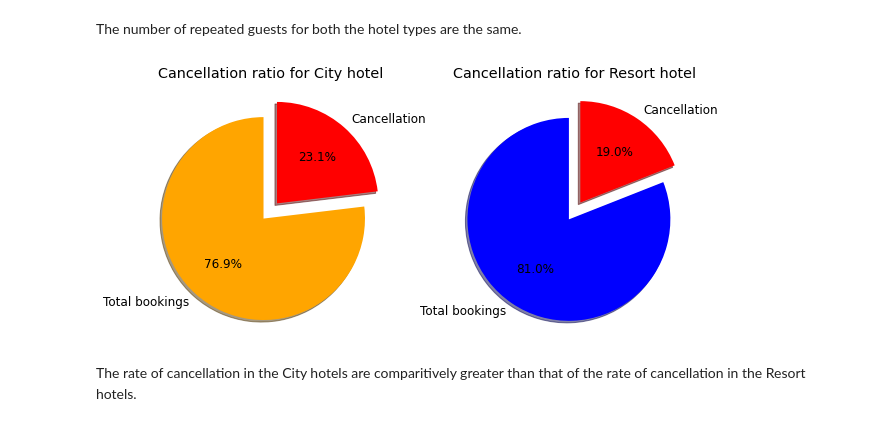
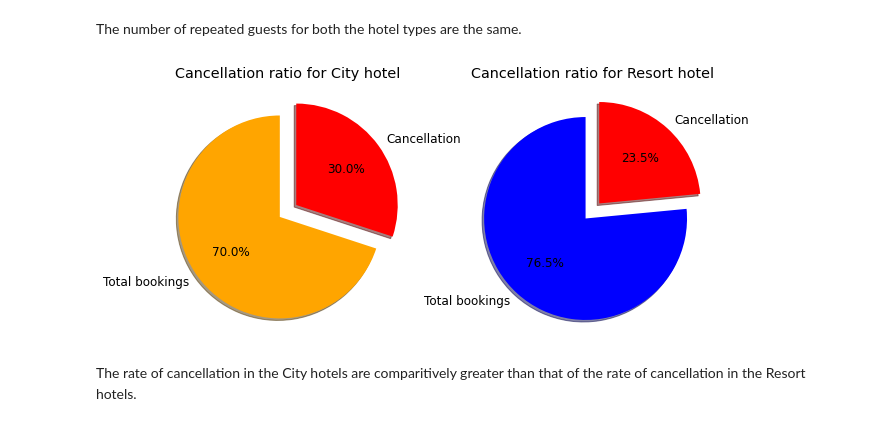
Before and after one commit to jatinsharma16/Capstone-Project-EDA, a Jupyter notebook: Hotel_Booking_Analysis_Capstone_Project.ipynb, the cells around one changed output. Drawn from its saved outputs; the diff is of its cells as text; code cells hidden in the pictures.

```diff
--- a/Hotel_Booking_Analysis_Capstone_Project.ipynb
+++ b/Hotel_Booking_Analysis_Capstone_Project.ipynb
@@ -411,25 +421,25 @@ The number of repeated guests for both the hotel types are the same.
 # %%
 plt.figure(figsize = (10,6))
 df_arrival_resort = df.loc[df['hotel'] == 'Resort Hotel', ['is_canceled']]
 df_arrival_resort['hotel'] = 'Resort'
 df_arrival_city = df.loc[df['hotel'] == 'City Hotel', ['is_canceled']]
 df_arrival_city['hotel'] = 'City'
 df_arrival = pd.concat([df_arrival_resort, df_arrival_city])
 df_arrival = df_arrival.groupby('hotel')['is_canceled'].count().reset_index()
 df_arrival['cancel_count'] = df.groupby('hotel')['is_canceled'].sum().reset_index()['is_canceled']
 plt.subplot(1,2,1)
 plt.title('Cancellation ratio for City hotel')
-plt.pie([df_arrival.iloc[0,1], df_arrival.iloc[0,2]], autopct = '%1.1f%%', explode = [0.1,0.1],
+plt.pie([df_arrival.iloc[0,1]-df_arrival.iloc[0,2], df_arrival.iloc[0,2]], autopct = '%1.1f%%', explode = [0.1,0.1],
         labels = ['Total bookings', 'Cancellation'], shadow = True, startangle = 90, colors=['orange', 'red'])
 
 plt.subplot(1,2,2)
 plt.title('Cancellation ratio for Resort hotel')
-plt.pie([df_arrival.iloc[1,1], df_arrival.iloc[1,2]], autopct = '%1.1f%%', explode = [0.1,0.1],
+plt.pie([df_arrival.iloc[1,1]-df_arrival.iloc[1,2], df_arrival.iloc[1,2]], autopct = '%1.1f%%', explode = [0.1,0.1],
         labels = ['Total bookings', 'Cancellation'], shadow = True, startangle = 90, colors=['blue', 'red'])
 
 plt.show()
 # %% [output]
-[figure, old version]
+[figure, new version]
 # %% [markdown]
 The rate of cancellation in the City hotels are comparitively greater than that of the rate of cancellation in the Resort hotels.
 # %%
```
Also changed, not shown: parts of 18 cells of this notebook.
